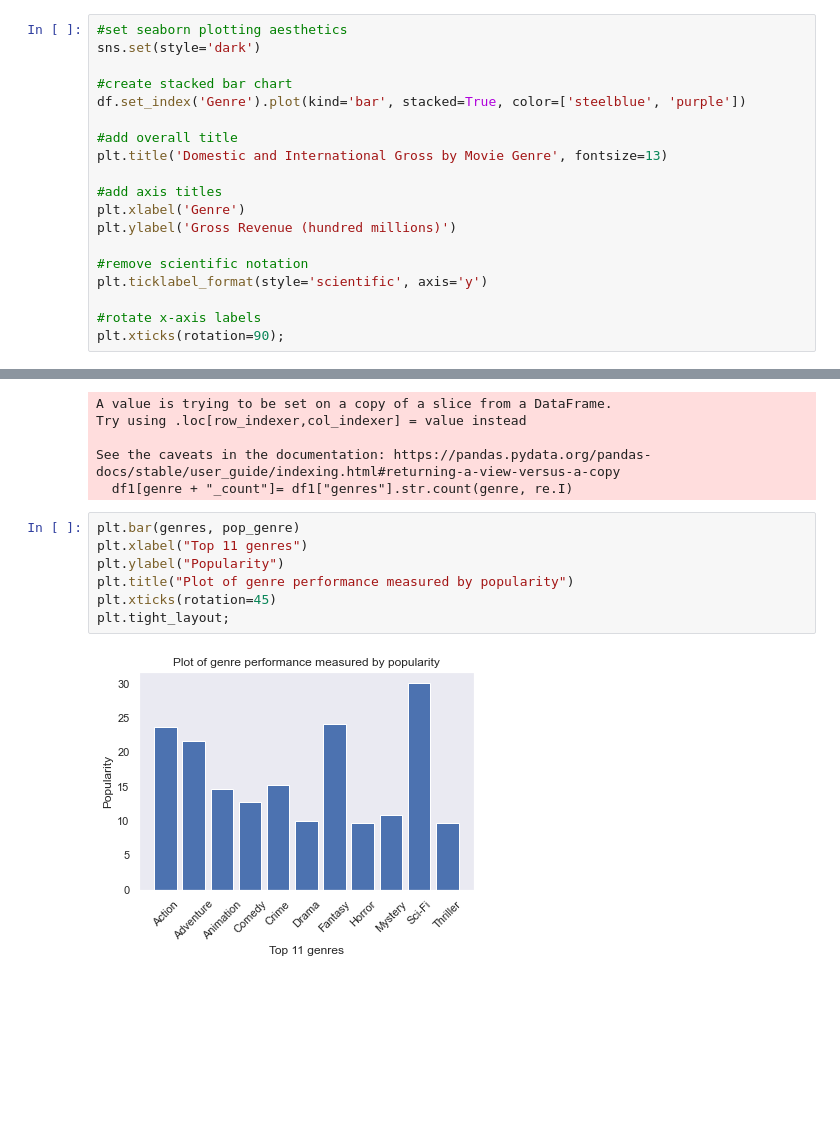
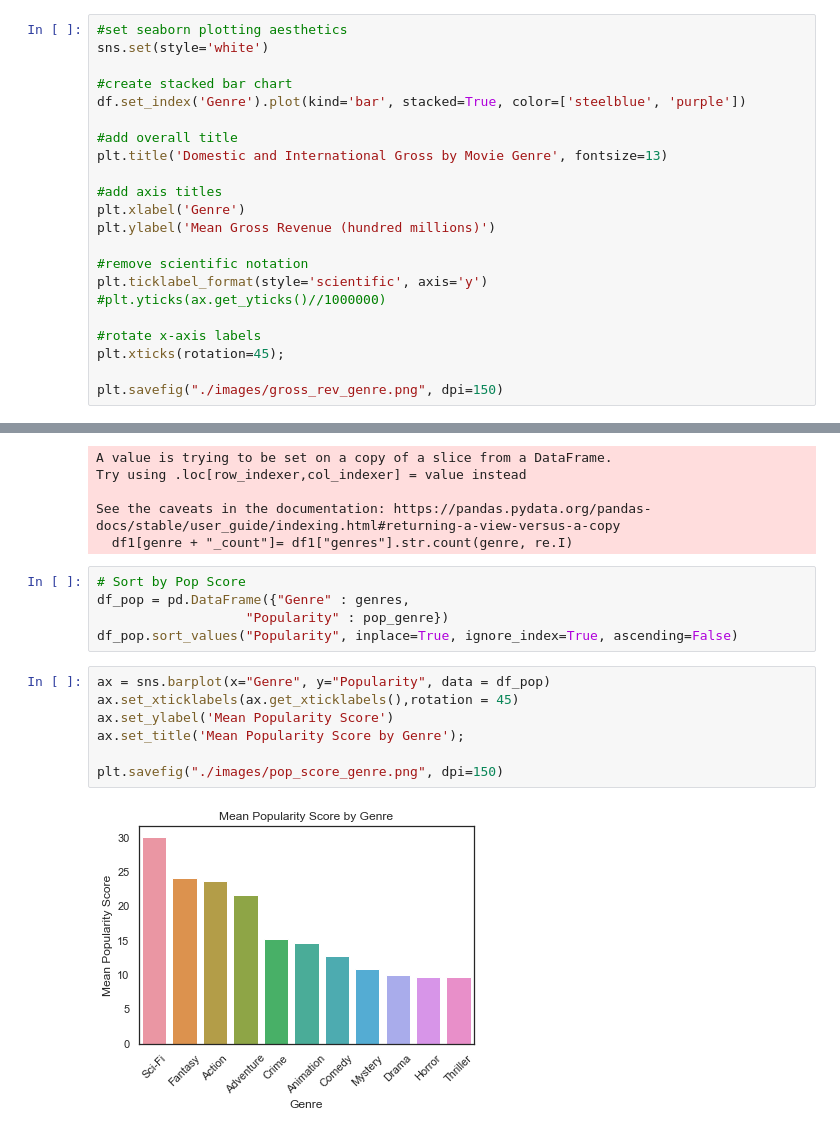
Before and after one commit to timiadejumo/phase1_group_project, a Jupyter notebook: br_workbook_v2.ipynb, the cells around one changed output, grey strips where cells are left out. Cells and saved outputs as stored; diff of their text form; blank space fills up the shorter version.

Commit message:
Save figures. Write project analysis.

```diff
--- a/br_workbook_v2.ipynb
+++ b/br_workbook_v2.ipynb
@@ -165,6 +171,6 @@ See the caveats in the documentation: https://pandas.pydata.org/pandas-docs/stab
 # %%
 #set seaborn plotting aesthetics
-sns.set(style='dark')
+sns.set(style='white')
 
 #create stacked bar chart
 df.set_index('Genre').plot(kind='bar', stacked=True, color=['steelblue', 'purple'])
@@ -174,11 +180,14 @@ plt.title('Domestic and International Gross by Movie Genre', fontsize=13)
 
 #add axis titles
 plt.xlabel('Genre')
-plt.ylabel('Gross Revenue (hundred millions)')
+plt.ylabel('Mean Gross Revenue (hundred millions)')
 
 #remove scientific notation
 plt.ticklabel_format(style='scientific', axis='y')
+#plt.yticks(ax.get_yticks()//1000000)
 
 #rotate x-axis labels
-plt.xticks(rotation=90);
+plt.xticks(rotation=45);
+
+plt.savefig("./images/gross_rev_genre.png", dpi=150)
 # %% [output]
@@ -193,12 +202,17 @@ Try using .loc[row_indexer,col_indexer] = value instead
 
 See the caveats in the documentation: https://pandas.pydata.org/pandas-docs/stable/user_guide/indexing.html#returning-a-view-versus-a-copy
   df1[genre + "_count"]= df1["genres"].str.count(genre, re.I)
+# %%
+# Sort by Pop Score
+df_pop = pd.DataFrame({"Genre" : genres,
+                   "Popularity" : pop_genre})
+df_pop.sort_values("Popularity", inplace=True, ignore_index=True, ascending=False)
 # %%
-plt.bar(genres, pop_genre)
-plt.xlabel("Top 11 genres")
-plt.ylabel("Popularity")
-plt.title("Plot of genre performance measured by popularity")
-plt.xticks(rotation=45)
-plt.tight_layout;
+ax = sns.barplot(x="Genre", y="Popularity", data = df_pop)
+ax.set_xticklabels(ax.get_xticklabels(),rotation = 45)
+ax.set_ylabel('Mean Popularity Score')
+ax.set_title('Mean Popularity Score by Genre');
+
+plt.savefig("./images/pop_score_genre.png", dpi=150)
 # %% [output]
-[figure, old version]
+[figure, new version]
```
Also changed, not shown: parts of 4 cells of this notebook, 5 other files.
